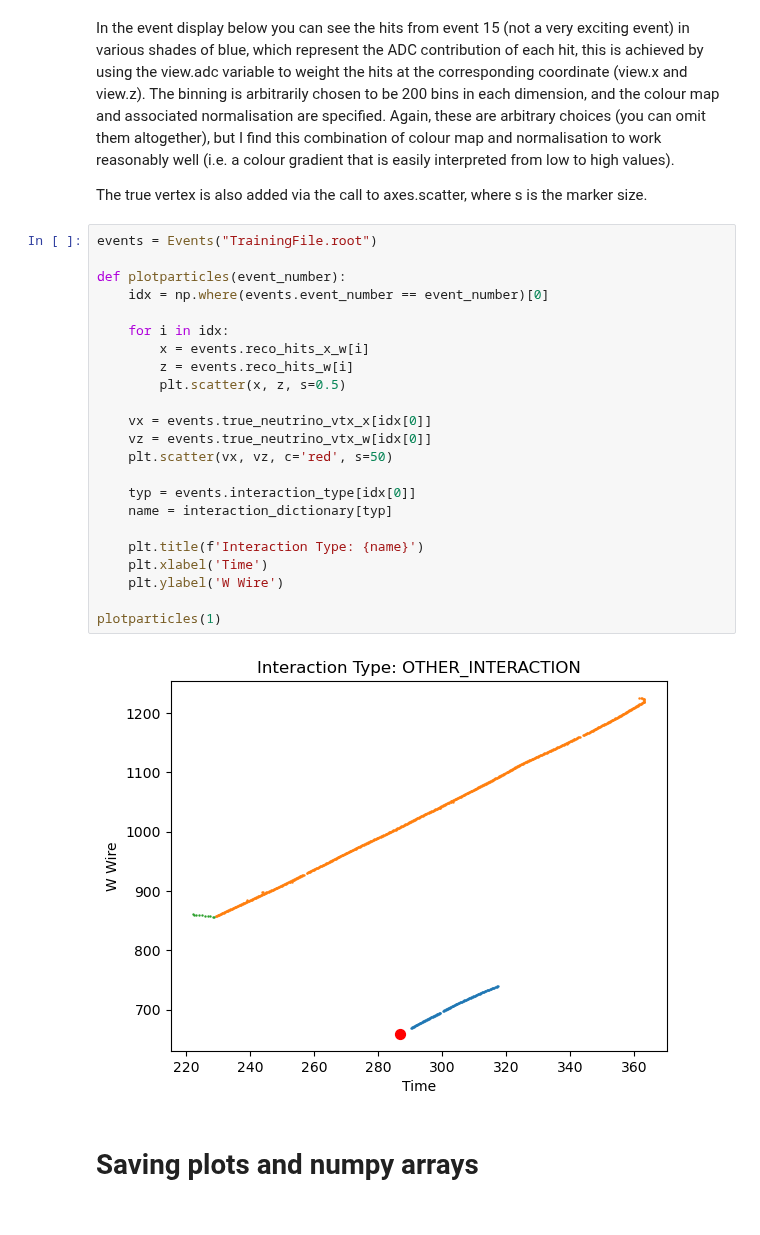
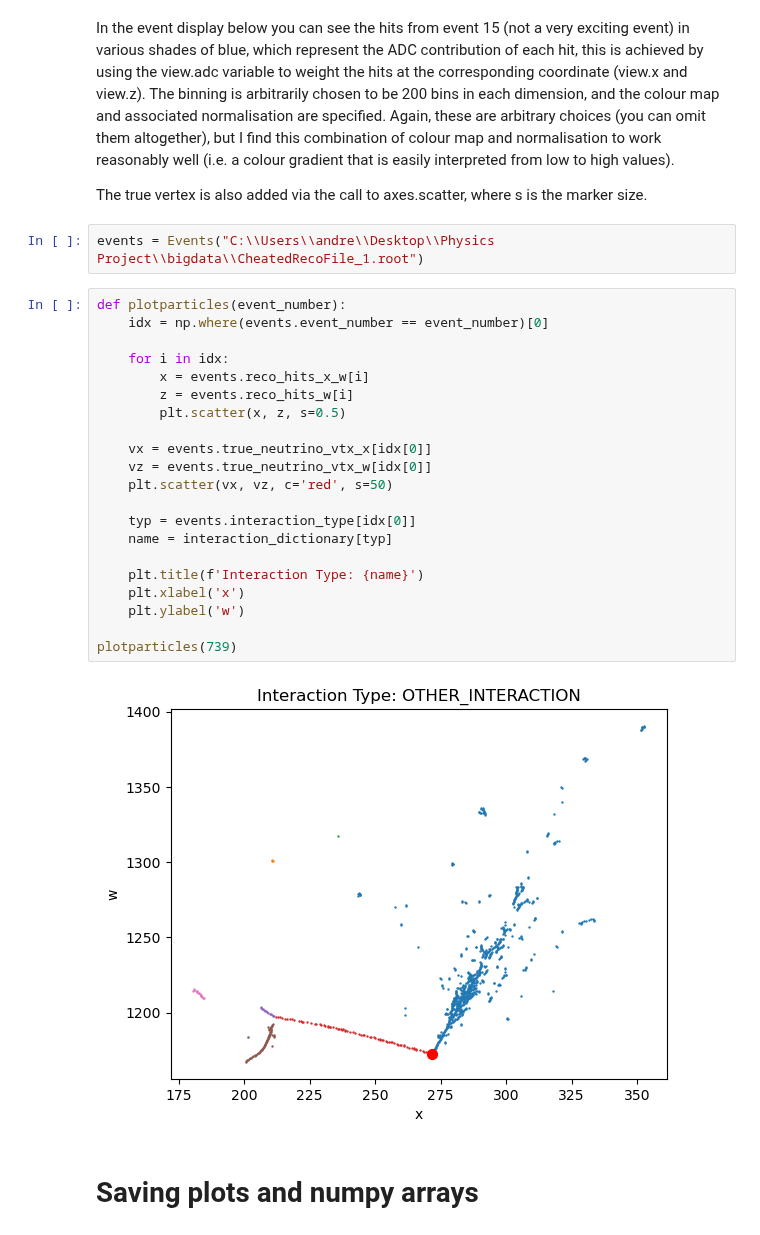
Before and after one commit to mohummudh/neutrinos-dune, a Jupyter notebook: andrew/display/project_start.ipynb, the cells around one changed output. Cells and saved outputs as stored; diff of their text form.

```diff
--- a/andrew/display/project_start.ipynb
+++ b/andrew/display/project_start.ipynb
@@ -167,31 +167,31 @@ You'll often want to provide standard formatting for axes, so this is providing
 In the event display below you can see the hits from event 15 (not a very exciting event) in various shades of blue, which represent the ADC contribution of each hit, this is achieved by using the view.adc variable to weight the hits at the corresponding coordinate (view.x and view.z). The binning is arbitrarily chosen to be 200 bins in each dimension, and the colour map and associated normalisation are specified. Again, these are arbitrary choices (you can omit them altogether), but I find this combination of colour map and normalisation to work reasonably well (i.e. a colour gradient that is easily interpreted from low to high values).
 
 The true vertex is also added via the call to axes.scatter, where s is the marker size.
+# %%
+events = Events("C:\\Users\\andre\\Desktop\\Physics Project\\bigdata\\CheatedRecoFile_1.root")
 # %%
-events = Events("TrainingFile.root")
-
 def plotparticles(event_number):
     idx = np.where(events.event_number == event_number)[0]
 
     for i in idx:
         x = events.reco_hits_x_w[i]
         z = events.reco_hits_w[i]
         plt.scatter(x, z, s=0.5)
 
     vx = events.true_neutrino_vtx_x[idx[0]]
     vz = events.true_neutrino_vtx_w[idx[0]]
     plt.scatter(vx, vz, c='red', s=50)
 
     typ = events.interaction_type[idx[0]]
     name = interaction_dictionary[typ]
 
     plt.title(f'Interaction Type: {name}')
-    plt.xlabel('Time')
-    plt.ylabel('W Wire')
+    plt.xlabel('x')
+    plt.ylabel('w')
 
-plotparticles(1)
+plotparticles(739)
 # %% [output]
-[figure, old version]
+[figure, new version]
 # %% [markdown]
 # Saving plots and numpy arrays
 # %% [markdown]
```
Also changed, not shown: 4 other files.
